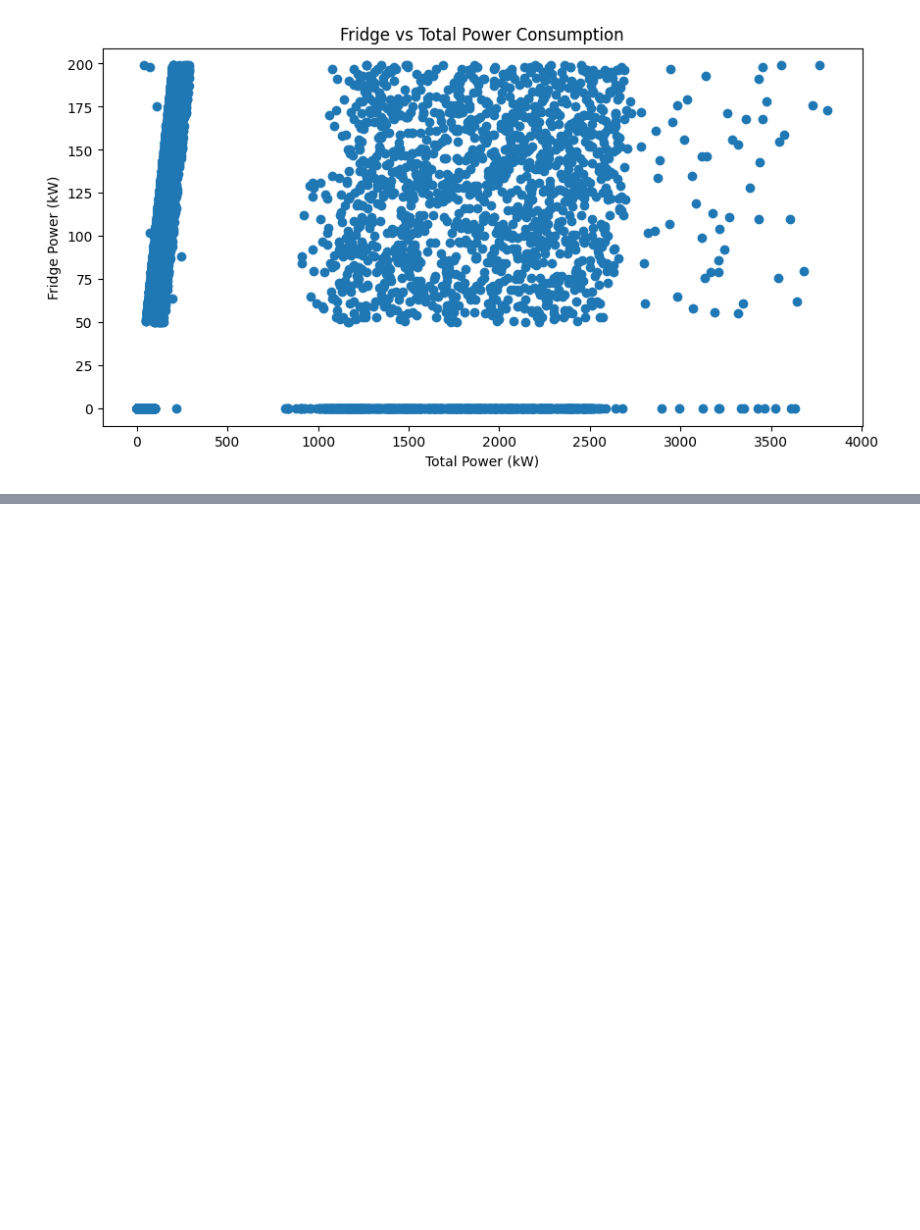
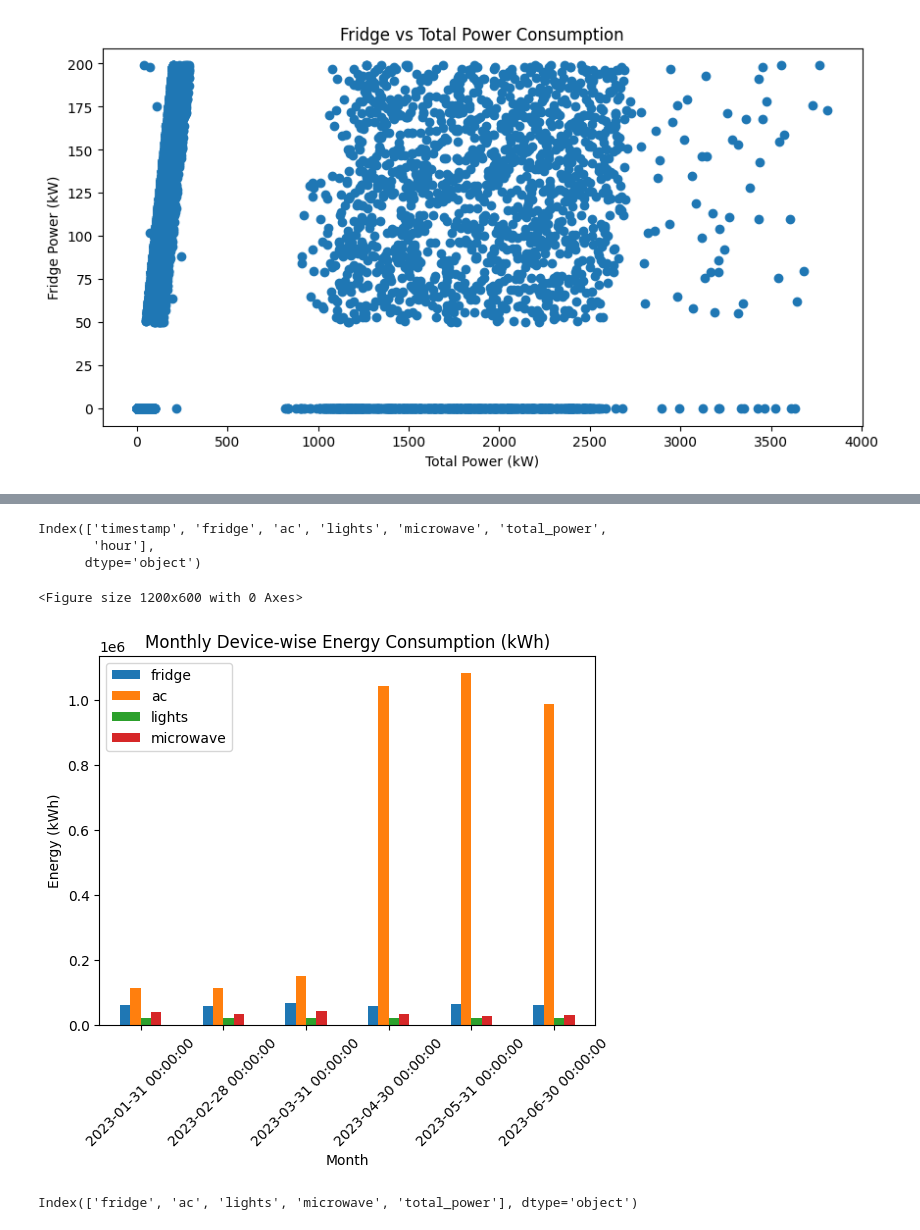
Before and after one commit to mailech/SmartEnergy-Consumption, a Jupyter notebook: NEW DATA.ipynb, the cells around one changed output, grey strips where cells are left out. Saved outputs shown, nothing was run; the diff lists cells and outputs as text; code cells hidden in the pictures; blank space fills up the shorter version.

```diff
--- a/NEW DATA.ipynb
+++ b/NEW DATA.ipynb
@@ -264,0 +268,27 @@ plt.show()
+# %%
+print(df.columns)
+# %% [output]
+Index(['timestamp', 'fridge', 'ac', 'lights', 'microwave', 'total_power',
+       'hour'],
+      dtype='object')
+# %%
+df['timestamp'] = pd.to_datetime(df['timestamp'])
+df.set_index('timestamp', inplace=True)
+# %%
+df_monthly_kWh = df[['fridge','ac','lights','microwave']].resample('ME').sum()
+# %%
+plt.figure(figsize=(12,6))
+df_monthly_kWh.plot(kind='bar')
+
+plt.title("Monthly Device-wise Energy Consumption (kWh)")
+plt.xlabel("Month")
+plt.ylabel("Energy (kWh)")
+plt.xticks(rotation=45)
+plt.show()
+# %% [output]
+<Figure size 1200x600 with 0 Axes>
+[figure, added]
+# %%
+df_clean.columns
+# %% [output]
+Index(['fridge', 'ac', 'lights', 'microwave', 'total_power'], dtype='object')
```
Also changed, not shown: parts of 18 cells of this notebook, 2 other files.
